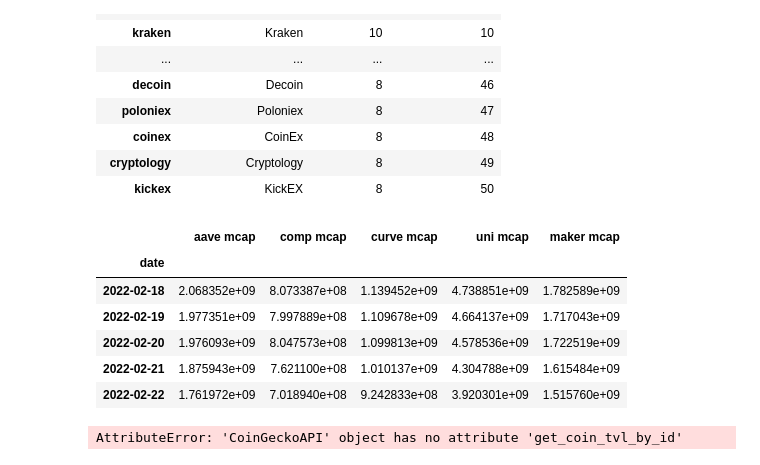
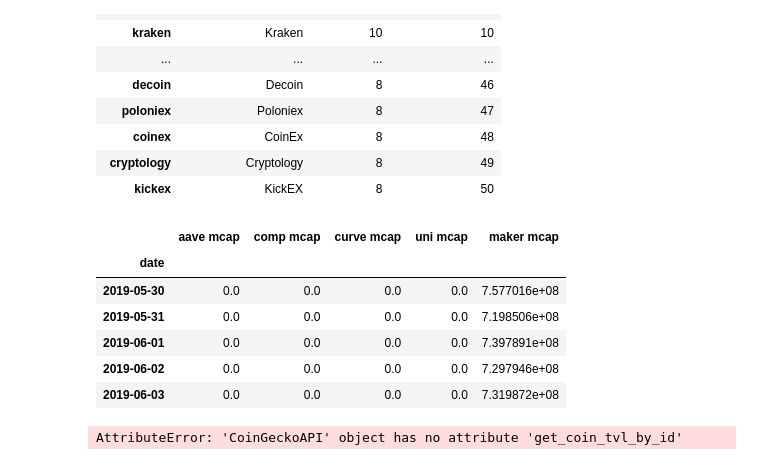
Before and after one commit to timtennyson/Defi-DApps-Investment-Analyzer, a Jupyter notebook: dataframe.ipynb, the cells around one changed output. Saved outputs shown, nothing was run; the diff lists cells and outputs as text; code cells hidden in the pictures.

```diff
--- a/dataframe.ipynb
+++ b/dataframe.ipynb
@@ -277,7 +337,7 @@ exchanges_list_df.head(50)
 # %%
 # Get AAVE historical market cap directly from CoinGecko using CoinGeckoAPI()
 
-aave_market_cap_cg = cg.get_coin_market_chart_by_id(id='aave', vs_currency='usd', days='1000')
+aave_market_cap_cg = cg.get_coin_market_chart_by_id(id='aave', vs_currency='usd', days='2000')
 
 
 # Get COMPOUND historical market cap directly from CoinGecko using CoinGeckoAPI()
@@ -313,41 +373,41 @@ comp_market_cap_cg_df.set_index('date',inplace=True)
 curve_market_cap_cg_df= pd.DataFrame(curve_market_cap_cg['market_caps'])
 curve_market_cap_cg_df[0]= pd.to_datetime(curve_market_cap_cg_df[0], unit='ms')
 curve_market_cap_cg_df.columns=['date', 'curve mcap']
 curve_market_cap_cg_df.set_index('date',inplace=True)
 
 uni_market_cap_cg_df= pd.DataFrame(uni_market_cap_cg['market_caps'])
 uni_market_cap_cg_df[0]= pd.to_datetime(uni_market_cap_cg_df[0], unit='ms')
 uni_market_cap_cg_df.columns=['date', 'uni mcap']
 uni_market_cap_cg_df.set_index('date',inplace=True)
 
 maker_market_cap_cg_df= pd.DataFrame(maker_market_cap_cg['market_caps'])
 maker_market_cap_cg_df[0]= pd.to_datetime(maker_market_cap_cg_df[0], unit='ms')
 maker_market_cap_cg_df.columns=['date', 'maker mcap']
 maker_market_cap_cg_df.set_index('date',inplace=True)
 
 #Combine the dataframes using pd.concat:
 
 all_coins_mcap_df = pd.concat(
     [aave_market_cap_cg_df,
      comp_market_cap_cg_df,
      curve_market_cap_cg_df,
      uni_market_cap_cg_df,
      maker_market_cap_cg_df],
     axis=1
 )
 
+all_coins_mcap_df.drop_duplicates().groupby(['date']).sum()
+all_coins_mcap_df = all_coins_mcap_df.mask(all_coins_mcap_df==0).ffill(downcast='infer').fillna(0)
 
-all_coins_mcap_df.drop_duplicates().groupby(['date']).sum()
-
-all_coins_mcap_df.dropna().tail()
+all_coins_mcap_df.head()
 # %% [output]
 |  | aave mcap | comp mcap | curve mcap | uni mcap | maker mcap |
 | date |  |  |  |  |  |
-| 2022-02-18 | 2.068352e+09 | 8.073387e+08 | 1.139452e+09 | 4.738851e+09 | 1.782589e+09 |
-| 2022-02-19 | 1.977351e+09 | 7.997889e+08 | 1.109678e+09 | 4.664137e+09 | 1.717043e+09 |
-| 2022-02-20 | 1.976093e+09 | 8.047573e+08 | 1.099813e+09 | 4.578536e+09 | 1.722519e+09 |
-| 2022-02-21 | 1.875943e+09 | 7.621100e+08 | 1.010137e+09 | 4.304788e+09 | 1.615484e+09 |
-| 2022-02-22 | 1.761972e+09 | 7.018940e+08 | 9.242833e+08 | 3.920301e+09 | 1.515760e+09 |
+| 2019-05-30 | 0.0 | 0.0 | 0.0 | 0.0 | 7.577016e+08 |
+| 2019-05-31 | 0.0 | 0.0 | 0.0 | 0.0 | 7.198506e+08 |
+| 2019-06-01 | 0.0 | 0.0 | 0.0 | 0.0 | 7.397891e+08 |
+| 2019-06-02 | 0.0 | 0.0 | 0.0 | 0.0 | 7.297946e+08 |
+| 2019-06-03 | 0.0 | 0.0 | 0.0 | 0.0 | 7.319872e+08 |
 # %%
 # %% [output]
 AttributeError: 'CoinGeckoAPI' object has no attribute 'get_coin_tvl_by_id'
```
Also changed, not shown: parts of 4 cells of this notebook.
